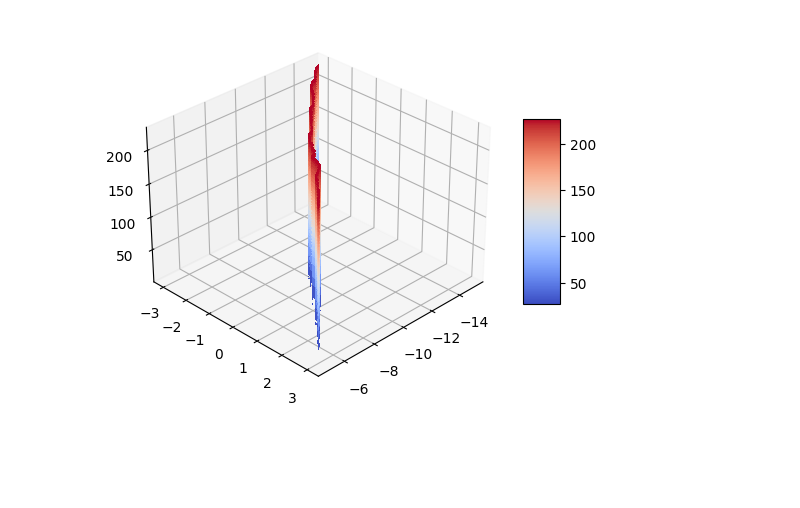
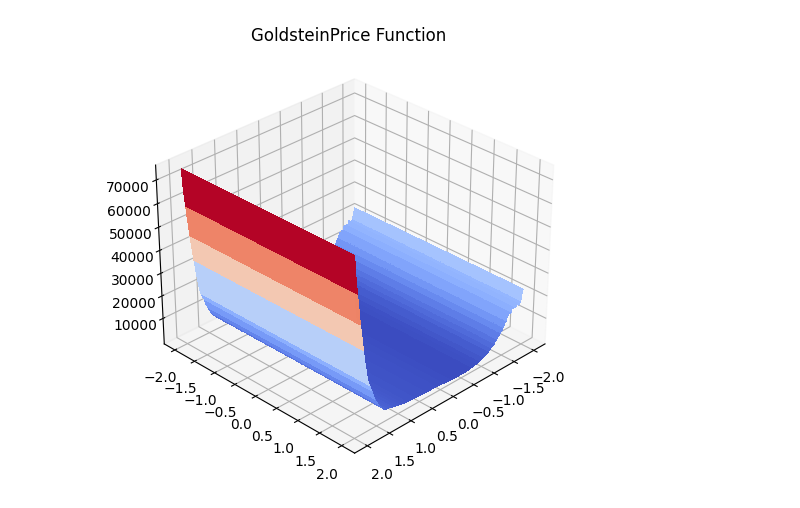
Before and after one commit to jesperhauch/polynomial_deep_learning, a Jupyter notebook: function_visualization.ipynb, the cells around one changed output. Saved outputs shown, nothing was run; the diff lists cells and outputs as text; code cells hidden in the pictures; blank space fills up the shorter version.

Commit message:
simulation function visualizations

```diff
--- a/function_visualization.ipynb
+++ b/function_visualization.ipynb
@@ -6,14 +4,23 @@ targets = bukin.calculate_targets(*features.permute(1,0))
 # %%
+import matplotlib.pyplot as plt
+import matplotlib.cm as cm
+import numpy as np
+from data.simulation_functions import *
+n_data = 1000
+func = GoldsteinPrice(n_data)
+features = func.build_features(n_data).sort(axis=0).values
+targets = func.calculate_targets(*features.permute(1,0))
 
-from matplotlib import cm
-import numpy as np
 fig, ax = plt.subplots(subplot_kw={"projection": "3d"})
 X = features[:,0].numpy()
 Y = features[:,1].numpy()
+X, Y = np.meshgrid(X, Y)
 Z = targets.reshape(-1,1).numpy()
 
-surf = ax.plot_surface(X, Y, Z, cmap=cm.coolwarm, linewidth=0, antialiased=False)
+surf = ax.plot_surface(Y, X, Z, cmap=cm.coolwarm, linewidth=0, antialiased=False)
 ax.view_init(30, 45)
-fig.colorbar(surf, shrink=0.5, aspect=5);
+ax.set_title(type(func).__name__ + " Function")
+fig.tight_layout()
+fig.savefig("imgs/" + type(func).__name__, dpi=300, bbox_inches="tight")
 # %% [output]
-[figure, old version]
+[figure, new version]
```
Also changed, not shown: parts of 7 cells of this notebook, 9 other files.
